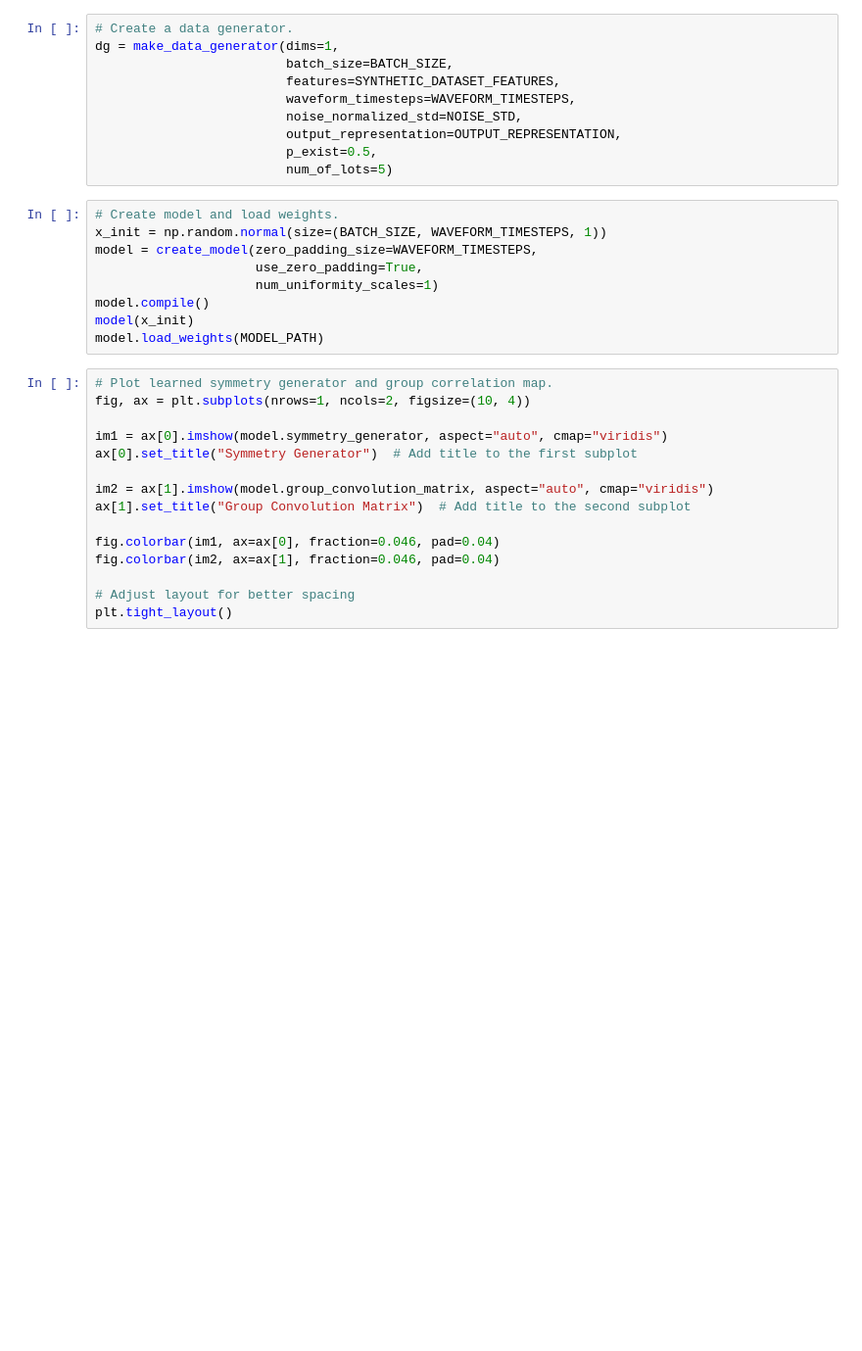
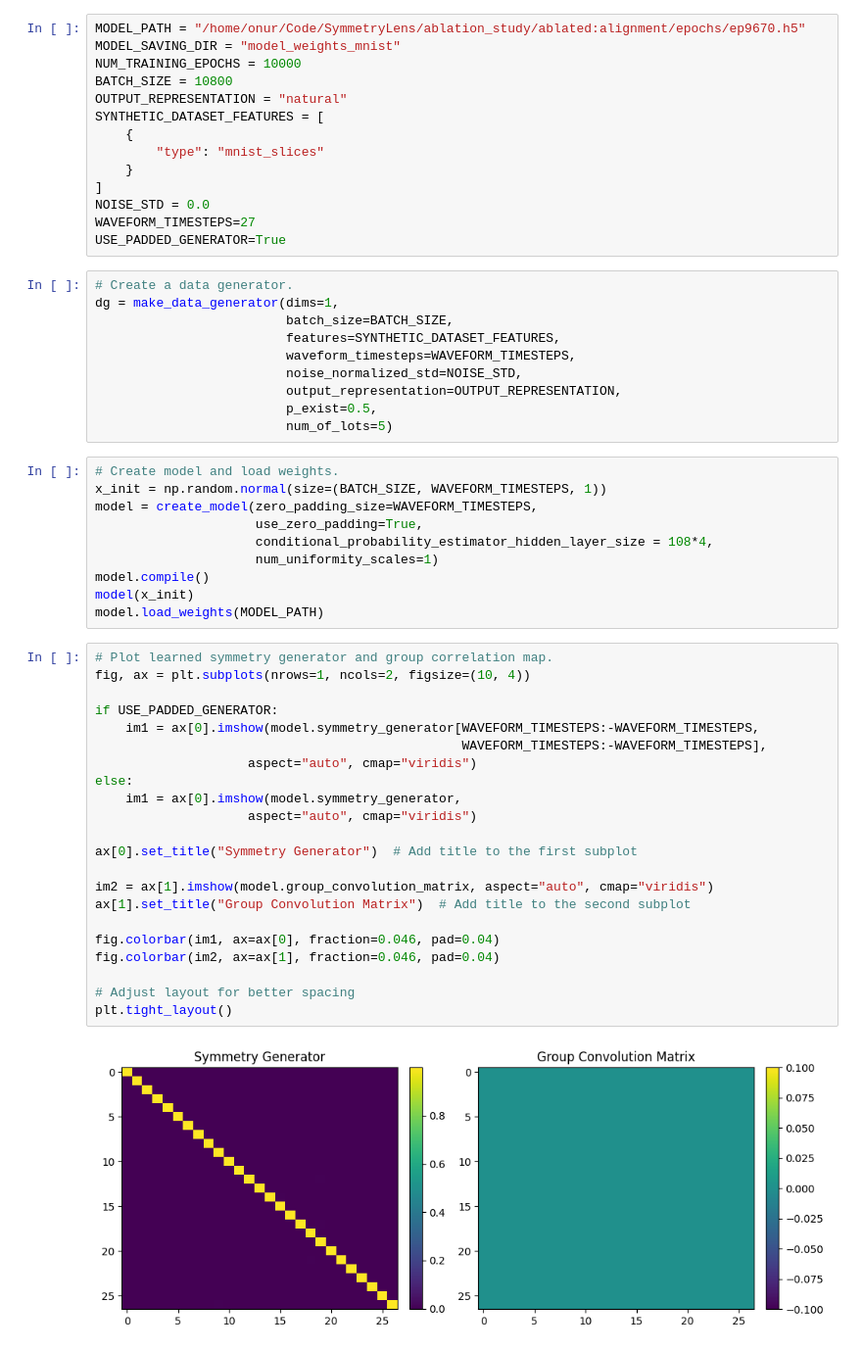
Before and after one commit to onurefe/SymmetryLens, a Jupyter notebook: notebooks/test.ipynb, the cells around one changed output. Shown at 98% size. Saved outputs shown, nothing was run; the diff lists cells and outputs as text; blank space fills up the shorter version.

```diff
--- a/notebooks/test.ipynb
+++ b/notebooks/test.ipynb
@@ -25,3 +8,17 @@ WAVEFORM_TIMESTEPS=33
+# %%
+MODEL_PATH = "/home/onur/Code/SymmetryLens/ablation_study/ablated:alignment/epochs/ep9670.h5"
+MODEL_SAVING_DIR = "model_weights_mnist"
+NUM_TRAINING_EPOCHS = 10000
+BATCH_SIZE = 10800
+OUTPUT_REPRESENTATION = "natural"
+SYNTHETIC_DATASET_FEATURES = [
+    {
+        "type": "mnist_slices"
+    }
+]
+NOISE_STD = 0.0
+WAVEFORM_TIMESTEPS=27
+USE_PADDED_GENERATOR=True
 # %%
 # Create a data generator.
 dg = make_data_generator(dims=1,
@@ -37,6 +34,7 @@ dg = make_data_generator(dims=1,
 x_init = np.random.normal(size=(BATCH_SIZE, WAVEFORM_TIMESTEPS, 1))
 model = create_model(zero_padding_size=WAVEFORM_TIMESTEPS,
                      use_zero_padding=True,
+                     conditional_probability_estimator_hidden_layer_size = 108*4,
                      num_uniformity_scales=1)
 model.compile()
 model(x_init)
@@ -44,18 +42,27 @@ model.load_weights(MODEL_PATH)
 # %%
 # Plot learned symmetry generator and group correlation map.
 fig, ax = plt.subplots(nrows=1, ncols=2, figsize=(10, 4))
 
-im1 = ax[0].imshow(model.symmetry_generator, aspect="auto", cmap="viridis")
+if USE_PADDED_GENERATOR:
+    im1 = ax[0].imshow(model.symmetry_generator[WAVEFORM_TIMESTEPS:-WAVEFORM_TIMESTEPS,
+                                                WAVEFORM_TIMESTEPS:-WAVEFORM_TIMESTEPS],
+                    aspect="auto", cmap="viridis")
+else:
+    im1 = ax[0].imshow(model.symmetry_generator,
+                    aspect="auto", cmap="viridis")
+
 ax[0].set_title("Symmetry Generator")  # Add title to the first subplot
 
 im2 = ax[1].imshow(model.group_convolution_matrix, aspect="auto", cmap="viridis")
 ax[1].set_title("Group Convolution Matrix")  # Add title to the second subplot
 
 fig.colorbar(im1, ax=ax[0], fraction=0.046, pad=0.04)
 fig.colorbar(im2, ax=ax[1], fraction=0.046, pad=0.04)
 
 # Adjust layout for better spacing
 plt.tight_layout()
+# %% [output]
+[figure, added]
 # %%
 x = dg.sample_batch_of_data()
 print("Batch shape:", x.shape)  # Expected: (BATCH_SIZE, WAVEFORM_TIMESTEPS, 1)
```
Also changed, not shown: parts of 5 cells of this notebook, 12 other files.
